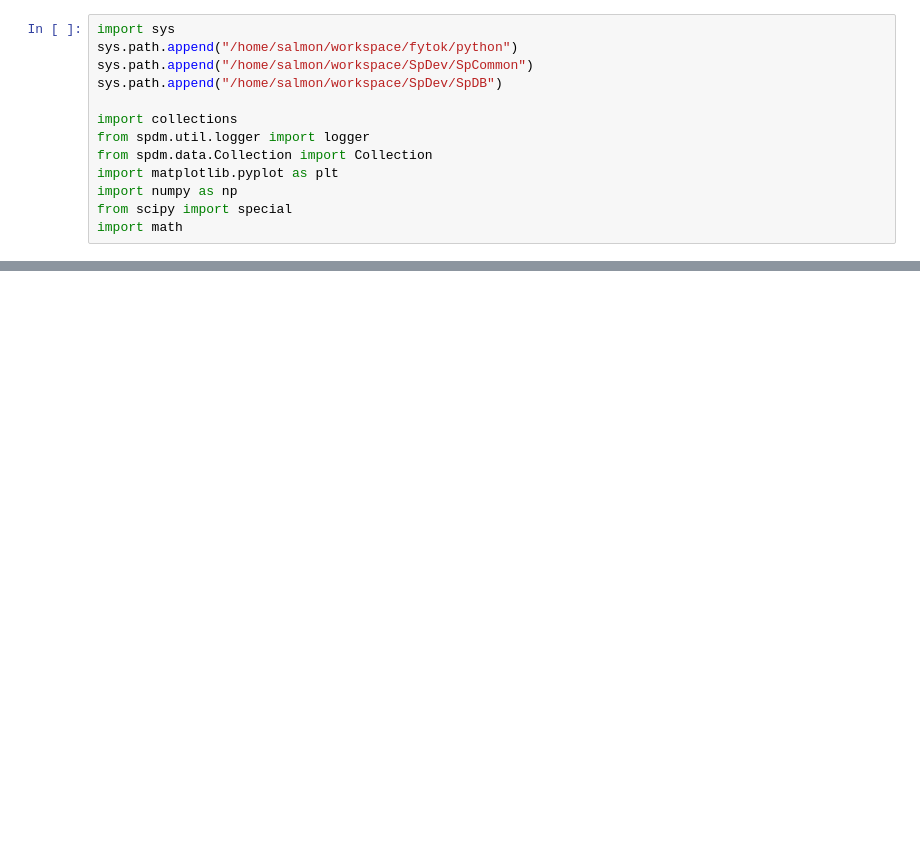
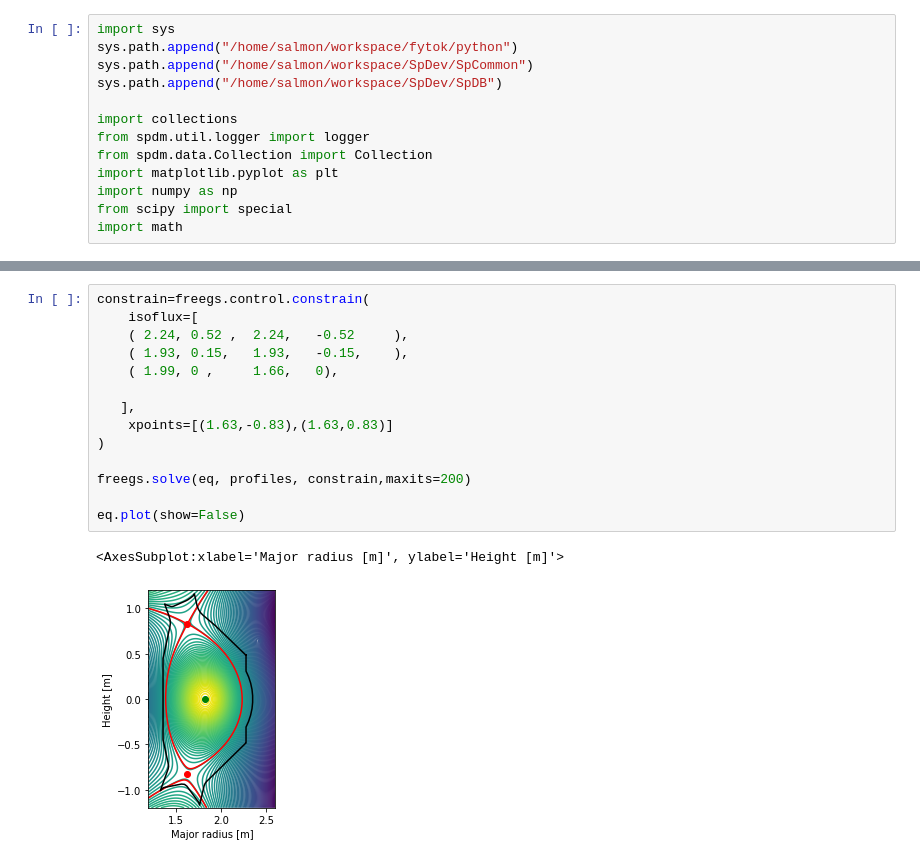
Before and after one commit to fusion-yun/fytok_old, a Jupyter notebook: examples/fy_magnetic.ipynb, the cells around one changed output, grey strips where cells are left out. Cells and saved outputs as stored; diff of their text form; blank space fills up the shorter version.

```diff
--- a/examples/fy_magnetic.ipynb
+++ b/examples/fy_magnetic.ipynb
@@ -91,0 +112,17 @@ for ix in range(NX):
+# %%
+constrain=freegs.control.constrain(
+    isoflux=[
+    ( 2.24, 0.52 ,  2.24,   -0.52     ),
+    ( 1.93, 0.15,   1.93,   -0.15,    ),
+    ( 1.99, 0 ,     1.66,   0),
+
+   ],
+    xpoints=[(1.63,-0.83),(1.63,0.83)]
+)
+
+freegs.solve(eq, profiles, constrain,maxits=200)
+
+eq.plot(show=False)
+# %% [output]
+<AxesSubplot:xlabel='Major radius [m]', ylabel='Height [m]'>
+[figure, added]
```
Also changed, not shown: parts of 16 cells of this notebook, 4 other files.
